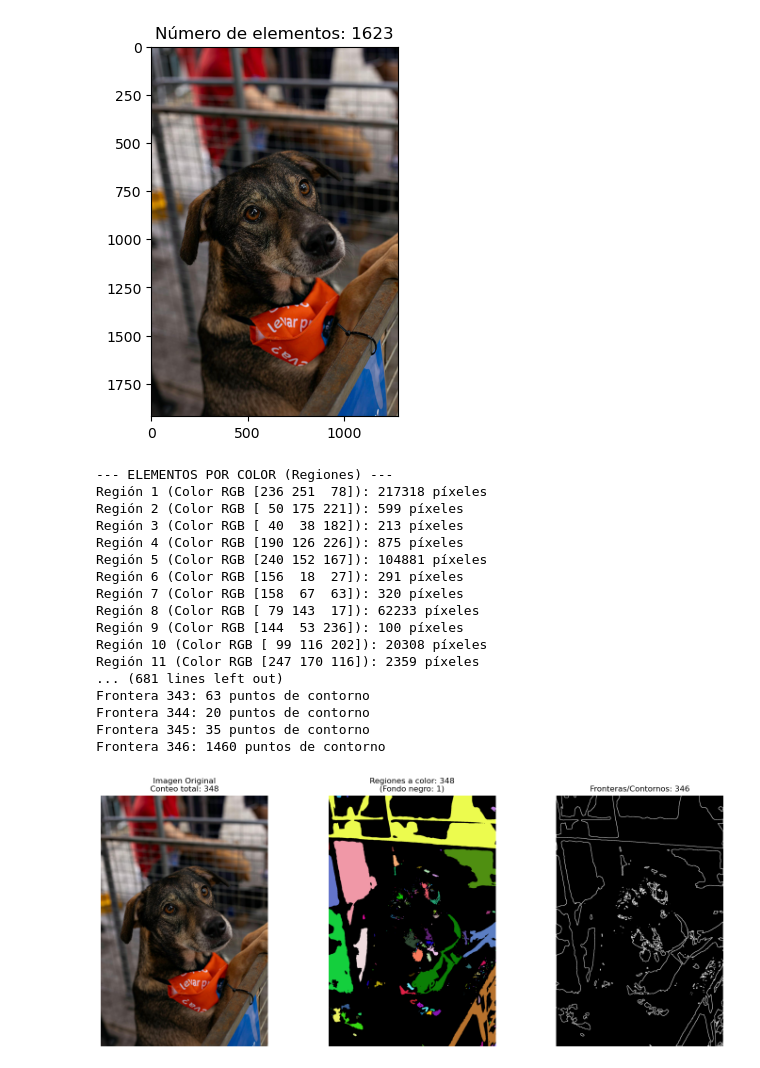
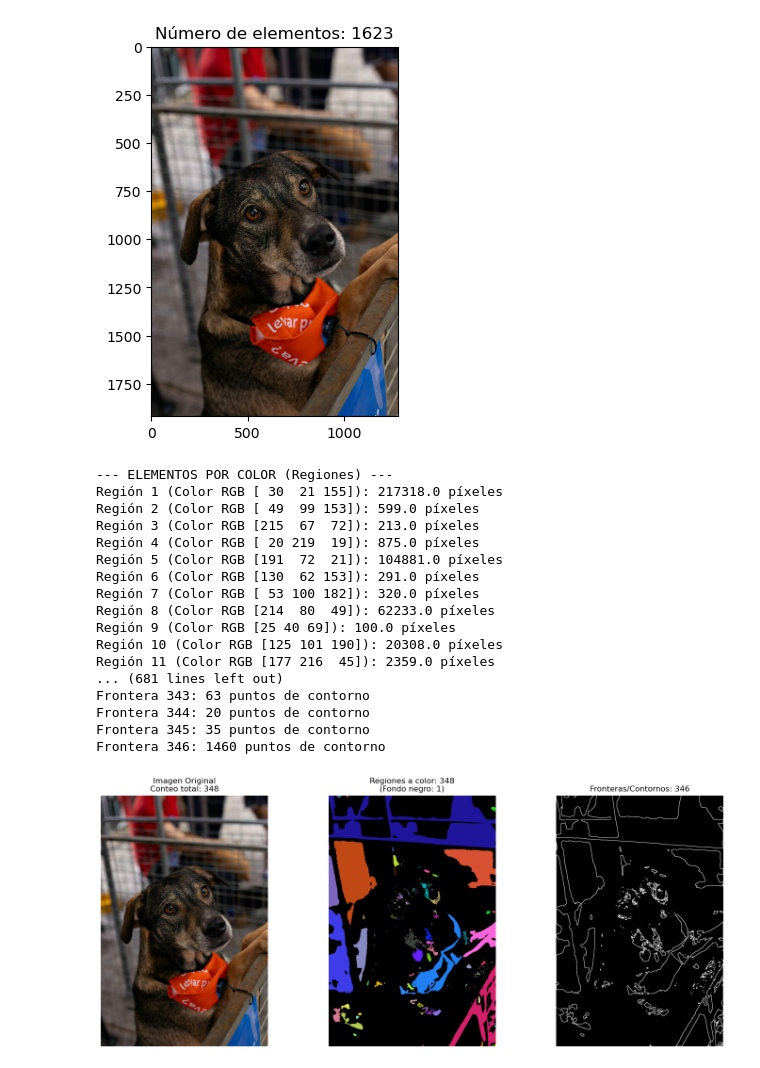
Before and after one commit to giam17/PROC_DIG, a Jupyter notebook: Momento2/conectividad.ipynb, the cells around one changed output. Cells and saved outputs as stored; diff of their text form; code cells hidden in the pictures.

```diff
--- a/Momento2/conectividad.ipynb
+++ b/Momento2/conectividad.ipynb
@@ -53,6 +53,7 @@ plt.show()
 import cv2
 import numpy as np
 import matplotlib.pyplot as plt
+from skimage import measure
 
 img = cv2.imread('perro.jpg')
 gray = cv2.cvtColor(img, cv2.COLOR_BGR2GRAY)
@@ -60,19 +61,19 @@ gray = cv2.cvtColor(img, cv2.COLOR_BGR2GRAY)
 blur = cv2.GaussianBlur(gray, (7, 7), 0)
 _, binary = cv2.threshold(blur, 0, 255, cv2.THRESH_BINARY + cv2.THRESH_OTSU)
 
-# REGIONES: Usamos WithStats para obtener el tamaño (píxeles) de cada región
-num_l, label, stats, centroids = cv2.connectedComponentsWithStats(binary)
-num_elementos = num_l - 1
+label_img = measure.label(binary, connectivity=2)
+num_elementos = np.max(label_img)
 
-color = np.random.randint(0, 255, size=(num_l, 3), dtype=np.uint8)
+color = np.random.randint(0, 255, size=(num_elementos + 1, 3), dtype=np.uint8)
 color[0] = [0, 0, 0]
-colorear = color[label]
+colorear = color[label_img]
 
 print("--- ELEMENTOS POR COLOR (Regiones) ---")
-for i in range(1, num_l):
-    area_pixeles = stats[i, cv2.CC_STAT_AREA]
+propiedades = measure.regionprops(label_img)
+for prop in propiedades:
+    i = prop.label
+    area_pixeles = prop.area
     print(f"Región {i} (Color RGB {color[i]}): {area_pixeles} píxeles")
-
 
 contornos, _ = cv2.findContours(binary, cv2.RETR_EXTERNAL, cv2.CHAIN_APPROX_SIMPLE)
 num_fronteras = len(contornos)
@@ -82,43 +83,42 @@ print("\n--- ELEMENTOS POR FRONTERA (Contornos) ---")
 for i, contorno in enumerate(contornos):
     puntos_frontera = len(contorno)
     print(f"Frontera {i+1}: {puntos_frontera} puntos de contorno")
 
-# Visualizamos
 plt.figure(figsize=(15, 6))
 
 plt.subplot(131)
 plt.imshow(cv2.cvtColor(img, cv2.COLOR_BGR2RGB))
 plt.title(f'Imagen Original\nConteo total: {num_elementos}')
 plt.axis('off')
 
 plt.subplot(132)
 plt.imshow(colorear)
 plt.title(f'Regiones a color: {num_elementos}\n(Fondo negro: 1)')
 plt.axis('off')
 
 plt.subplot(133)
 plt.imshow(contornos_fin, cmap='gray')
 plt.title(f'Fronteras/Contornos: {num_fronteras}')
 plt.axis('off')
 
 plt.tight_layout()
 plt.show()
 # %% [output]
 --- ELEMENTOS POR COLOR (Regiones) ---
-Región 1 (Color RGB [236 251  78]): 217318 píxeles
-Región 2 (Color RGB [ 50 175 221]): 599 píxeles
-Región 3 (Color RGB [ 40  38 182]): 213 píxeles
-Región 4 (Color RGB [190 126 226]): 875 píxeles
-Región 5 (Color RGB [240 152 167]): 104881 píxeles
-Región 6 (Color RGB [156  18  27]): 291 píxeles
-Región 7 (Color RGB [158  67  63]): 320 píxeles
-Región 8 (Color RGB [ 79 143  17]): 62233 píxeles
-Región 9 (Color RGB [144  53 236]): 100 píxeles
-Región 10 (Color RGB [ 99 116 202]): 20308 píxeles
-Región 11 (Color RGB [247 170 116]): 2359 píxeles
+Región 1 (Color RGB [ 30  21 155]): 217318.0 píxeles
+Región 2 (Color RGB [ 49  99 153]): 599.0 píxeles
+Región 3 (Color RGB [215  67  72]): 213.0 píxeles
+Región 4 (Color RGB [ 20 219  19]): 875.0 píxeles
+Región 5 (Color RGB [191  72  21]): 104881.0 píxeles
+Región 6 (Color RGB [130  62 153]): 291.0 píxeles
+Región 7 (Color RGB [ 53 100 182]): 320.0 píxeles
+Región 8 (Color RGB [214  80  49]): 62233.0 píxeles
+Región 9 (Color RGB [25 40 69]): 100.0 píxeles
+Región 10 (Color RGB [125 101 190]): 20308.0 píxeles
+Región 11 (Color RGB [177 216  45]): 2359.0 píxeles
 ... (681 lines left out)
 Frontera 343: 63 puntos de contorno
 Frontera 344: 20 puntos de contorno
 Frontera 345: 35 puntos de contorno
 Frontera 346: 1460 puntos de contorno
-[figure, old version]
+[figure, new version]
```
